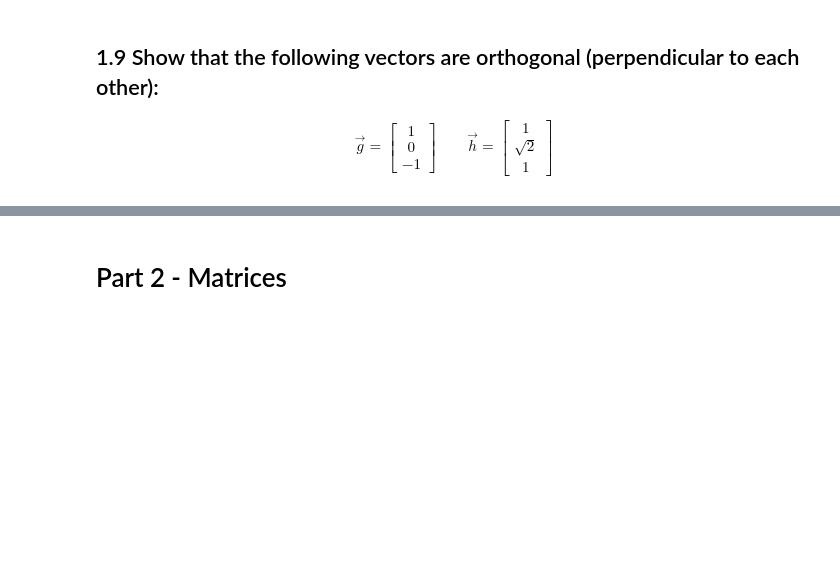
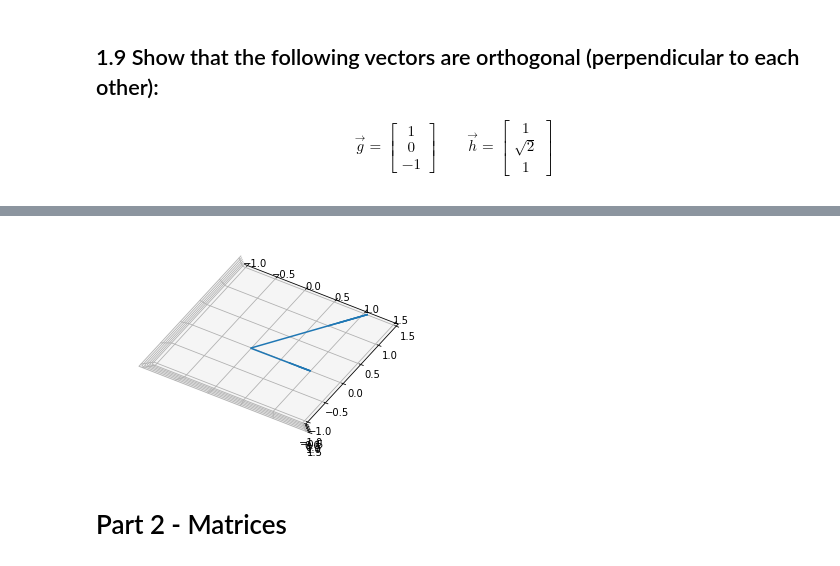
Before and after one commit to mjh09/DS-Unit-1-Sprint-4-Linear-Algebra, a Jupyter notebook: module1-linear-algebra-review/Linear_Algebra_Assignment.ipynb, the cells around one changed output, grey strips where cells are left out. Drawn from its saved outputs; the diff is of its cells as text; code cells hidden in the pictures; blank space fills up the shorter version.

```diff
--- a/module1-linear-algebra-review/Linear_Algebra_Assignment.ipynb
+++ b/module1-linear-algebra-review/Linear_Algebra_Assignment.ipynb
@@ -157,0 +181,13 @@ array([ 34, -24,  -1])
+# %%
+o_array = np.array([[0,0,0,1,0,-1],[0,0,0,1,np.sqrt(2),1]])
+
+X, Y, Z, U, V, W =zip(*o_array)
+fig = plt.figure()
+ax = fig.gca(projection='3d')
+ax.quiver(X,Y,Z,U,V,W, length=1);
+ax.set_xlim([-1,1.5])
+ax.set_ylim([-1,1.5])
+ax.set_zlim([-1,1.5])
+ax.view_init(90)
+# %% [output]
+[figure, added]
```
Also changed, not shown: parts of 5 cells of this notebook.
